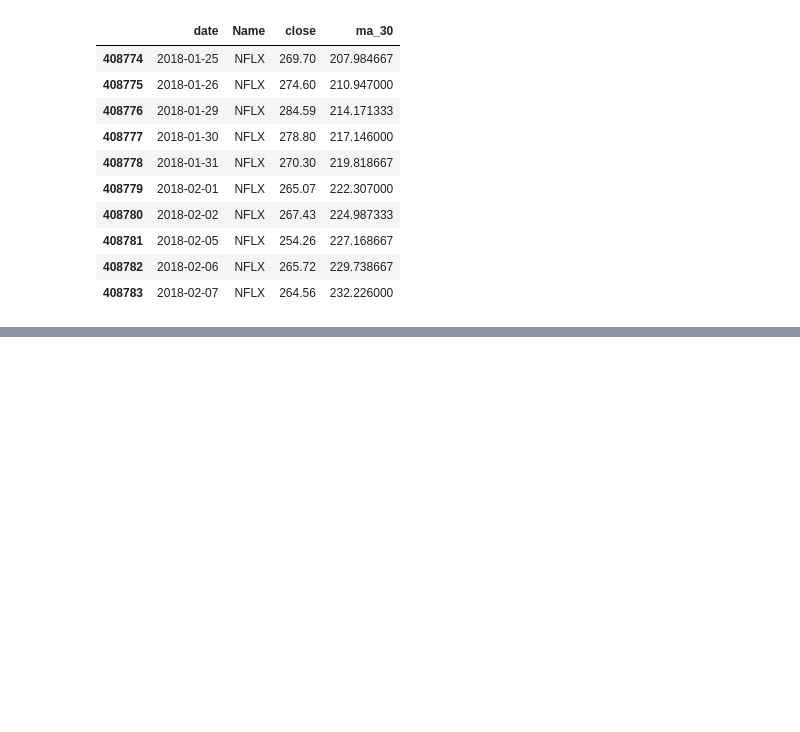
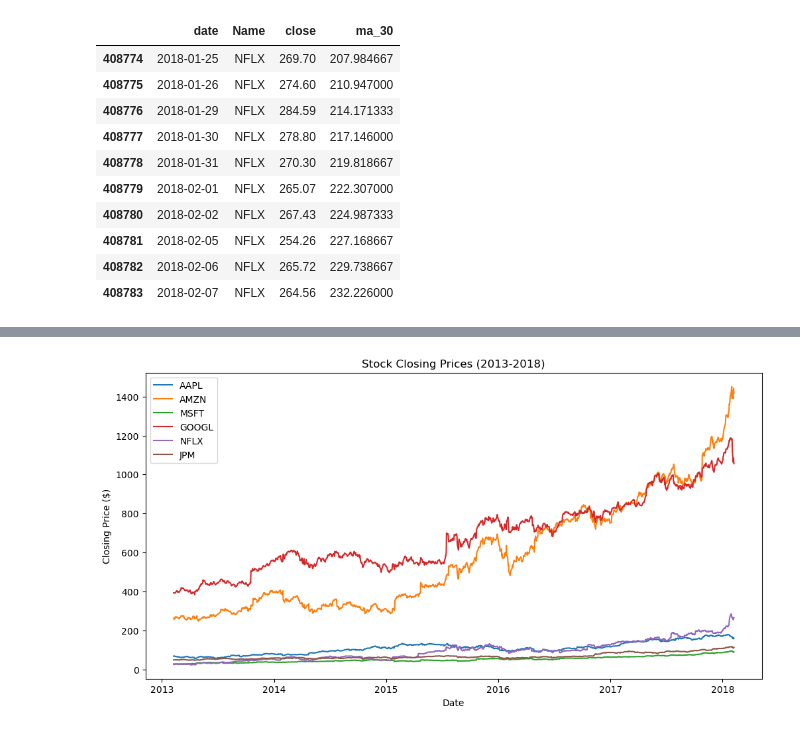
Before and after one commit to dustineronp-dev/stock-market-dashboard-analysis, a Jupyter notebook: stock_analysis.ipynb, the cells around one changed output, grey strips where cells are left out. Drawn from its saved outputs; the diff is of its cells as text; code cells hidden in the pictures; blank space fills up the shorter version.

Commit message:
Add Week 3: correlation analysis, visualizations, updated README

```diff
--- a/stock_analysis.ipynb
+++ b/stock_analysis.ipynb
@@ -66,0 +91,17 @@ df_selected[['date', 'Name', 'close', 'ma_30']].tail(10)
+# %%
+import matplotlib.pyplot as plt
+
+df_selected['date'] = pd.to_datetime(df_selected['date'])
+
+plt.figure(figsize=(12, 6))
+for ticker in tickers:
+    ticker_data = df_selected[df_selected['Name'] == ticker]
+    plt.plot(ticker_data['date'], ticker_data['close'], label=ticker)
+
+plt.title('Stock Closing Prices (2013-2018)')
+plt.xlabel('Date')
+plt.ylabel('Closing Price ($)')
+plt.legend()
+plt.show()
+# %% [output]
+[figure, added]
```
Also changed, not shown: parts of 5 cells of this notebook, 3 other files.
